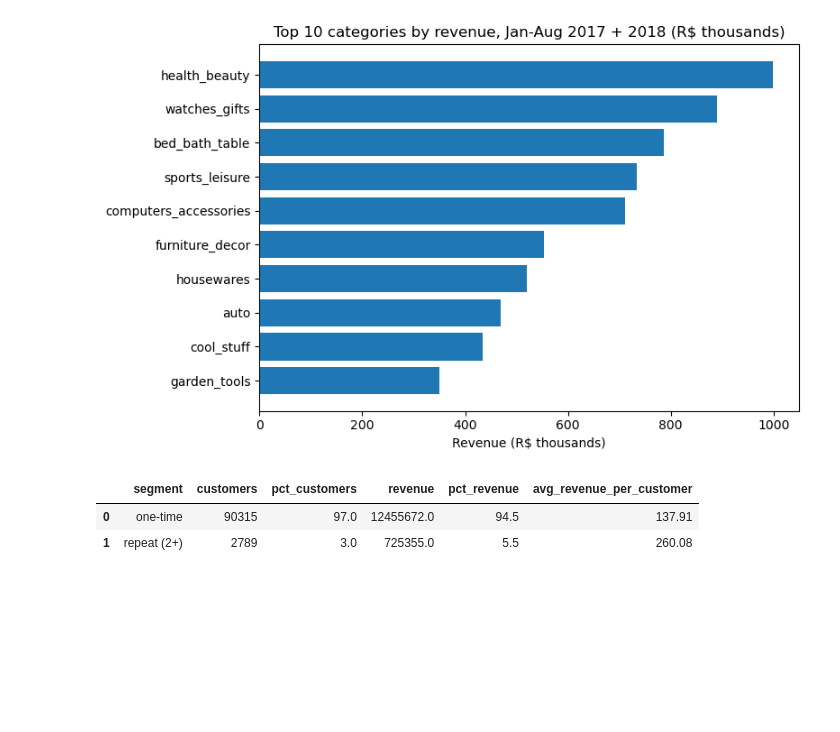
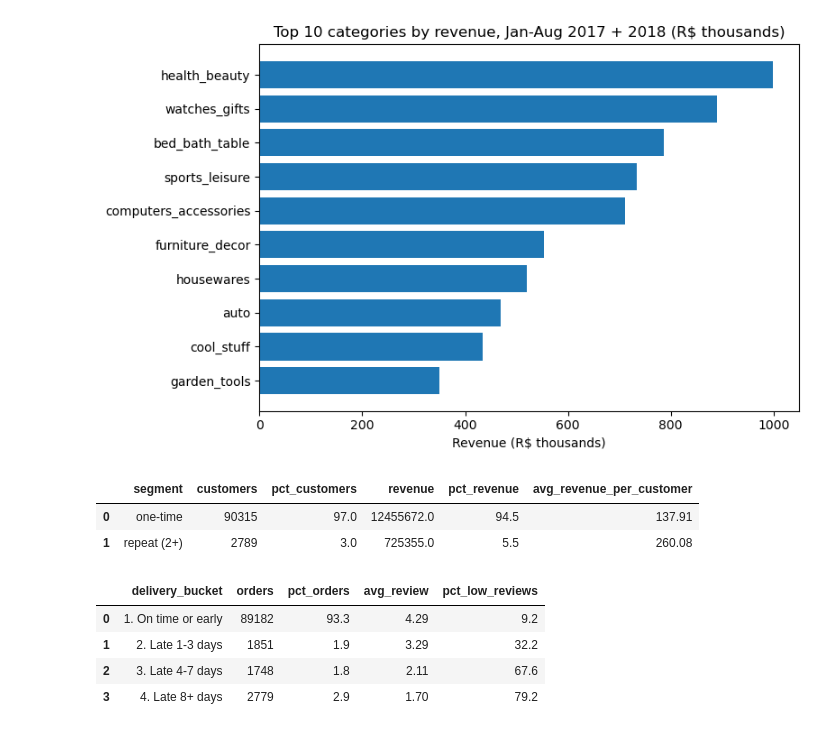
Before and after one commit to Knk19503/ecommerce-analysis, a Jupyter notebook: notebooks/01_setup.ipynb, the cells around one changed output. Saved outputs shown, nothing was run; the diff lists cells and outputs as text; code cells hidden in the pictures; blank space fills up the shorter version.

```diff
--- a/notebooks/01_setup.ipynb
+++ b/notebooks/01_setup.ipynb
@@ -310,3 +310,43 @@ rep
 |  | segment | customers | pct_customers | revenue | pct_revenue | avg_revenue_per_customer |
 | 0 | one-time | 90315 | 97.0 | 12455672.0 | 94.5 | 137.91 |
 | 1 | repeat (2+) | 2789 | 3.0 | 725355.0 | 5.5 | 260.08 |
+# %%
+d = con.execute("""
+WITH rev AS (
+    SELECT order_id, AVG(review_score) AS review_score
+    FROM reviews
+    GROUP BY order_id
+),
+delivered AS (
+    SELECT o.order_id,
+           date_diff('day',
+                     CAST(o.order_estimated_delivery_date AS DATE),
+                     CAST(o.order_delivered_customer_date AS DATE)) AS days_late
+    FROM orders o
+    WHERE o.order_status = 'delivered'
+      AND o.order_delivered_customer_date IS NOT NULL
+      AND o.order_purchase_timestamp >= '2017-01-01'
+      AND o.order_purchase_timestamp <  '2018-09-01'
+)
+SELECT CASE
+         WHEN days_late <= 0 THEN '1. On time or early'
+         WHEN days_late <= 3 THEN '2. Late 1-3 days'
+         WHEN days_late <= 7 THEN '3. Late 4-7 days'
+         ELSE '4. Late 8+ days'
+       END AS delivery_bucket,
+       COUNT(*) AS orders,
+       ROUND(100.0 * COUNT(*) / SUM(COUNT(*)) OVER (), 1) AS pct_orders,
+       ROUND(AVG(r.review_score), 2) AS avg_review,
+       ROUND(100.0 * AVG(CASE WHEN r.review_score <= 2 THEN 1 ELSE 0 END), 1) AS pct_low_reviews
+FROM delivered d
+JOIN rev r ON r.order_id = d.order_id
+GROUP BY delivery_bucket
+ORDER BY delivery_bucket
+""").df()
+d
+# %% [output]
+|  | delivery_bucket | orders | pct_orders | avg_review | pct_low_reviews |
+| 0 | 1. On time or early | 89182 | 93.3 | 4.29 | 9.2 |
+| 1 | 2. Late 1-3 days | 1851 | 1.9 | 3.29 | 32.2 |
+| 2 | 3. Late 4-7 days | 1748 | 1.8 | 2.11 | 67.6 |
+| 3 | 4. Late 8+ days | 2779 | 2.9 | 1.70 | 79.2 |
```
Also changed, not shown: parts of 2 cells of this notebook.
